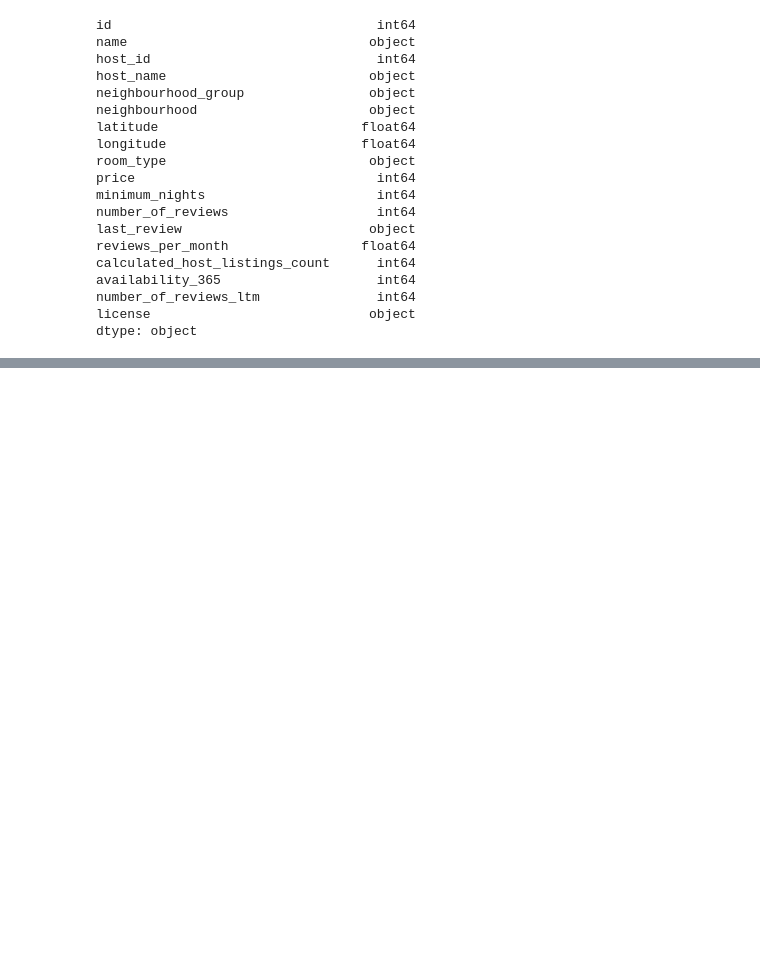
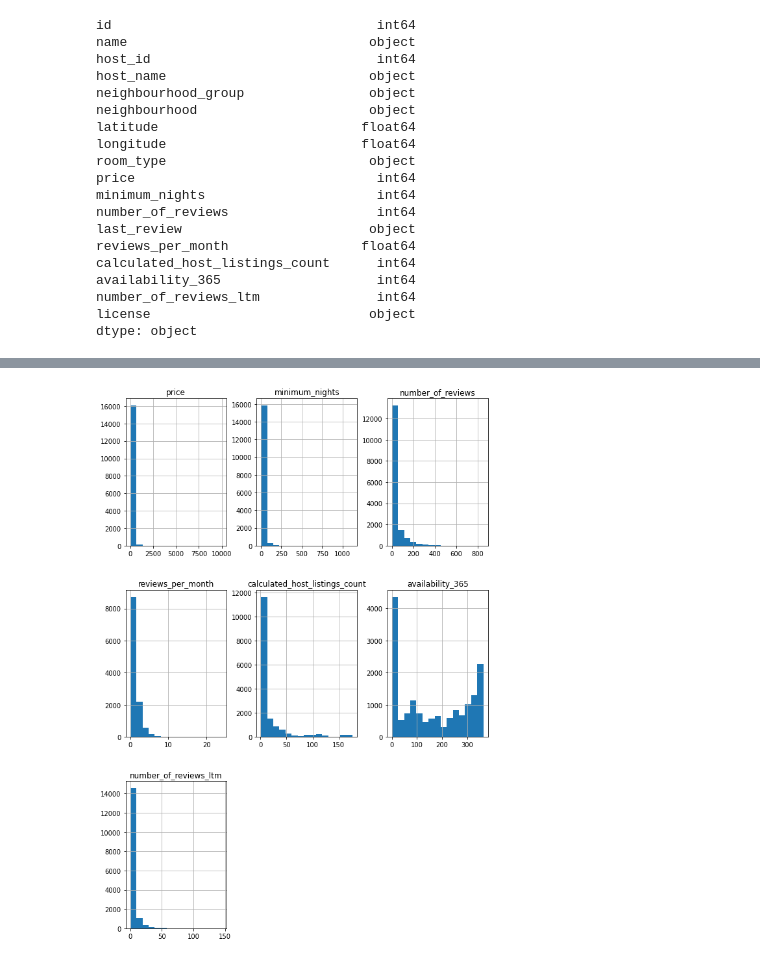
Before and after one commit to marcelofenerich/Simple_Analysis, a Jupyter notebook: Projeto_do_Módulo_1_Análise_dos_Dados_do_Airbnb_Barcelona.ipynb, the cells around one changed output, grey strips where cells are left out. Saved outputs shown, nothing was run; the diff lists cells and outputs as text; code cells hidden in the pictures; blank space fills up the shorter version.

```diff
--- a/Projeto_do_Módulo_1_Análise_dos_Dados_do_Airbnb_Barcelona.ipynb
+++ b/Projeto_do_Módulo_1_Análise_dos_Dados_do_Airbnb_Barcelona.ipynb
@@ -42,3 +46,10 @@ availability_365                    int64
 number_of_reviews_ltm               int64
 license                            object
 dtype: object
+# %%
+# Lendo a base da airbnb
+df = pd.read_csv('http://data.insideairbnb.com/spain/catalonia/barcelona/2021-09-10/visualisations/listings.csv',dtype={'id':'str','host_id':'str','latitude':'str','longitude':'str'})
+# Normalizando os tipos:
+#os id e a latidude e longetude vão considerar como string pois não são valores que podemos somar ou fazer qualquer tipo de operação matemática
+
+df.dtypes
@@ -44,0 +142,5 @@ dtype: object
+# %%
+#Distribuições normal dos valores
+df.hist(bins=15,figsize=(10,15));
+# %% [output]
+[figure, added]
```
Also changed, not shown: parts of 27 cells of this notebook.
